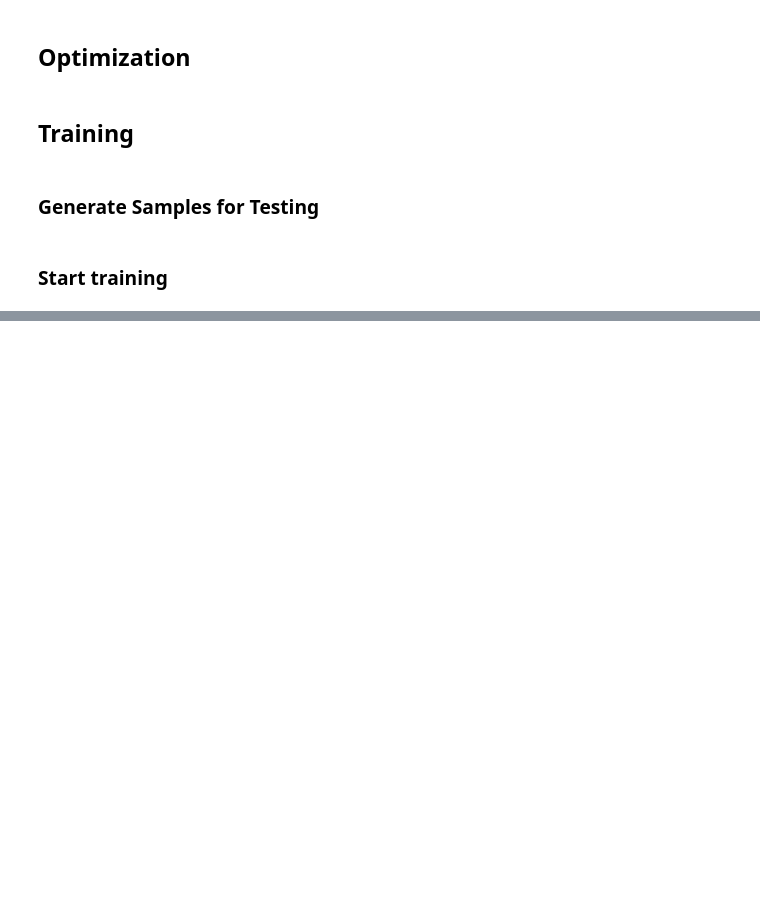
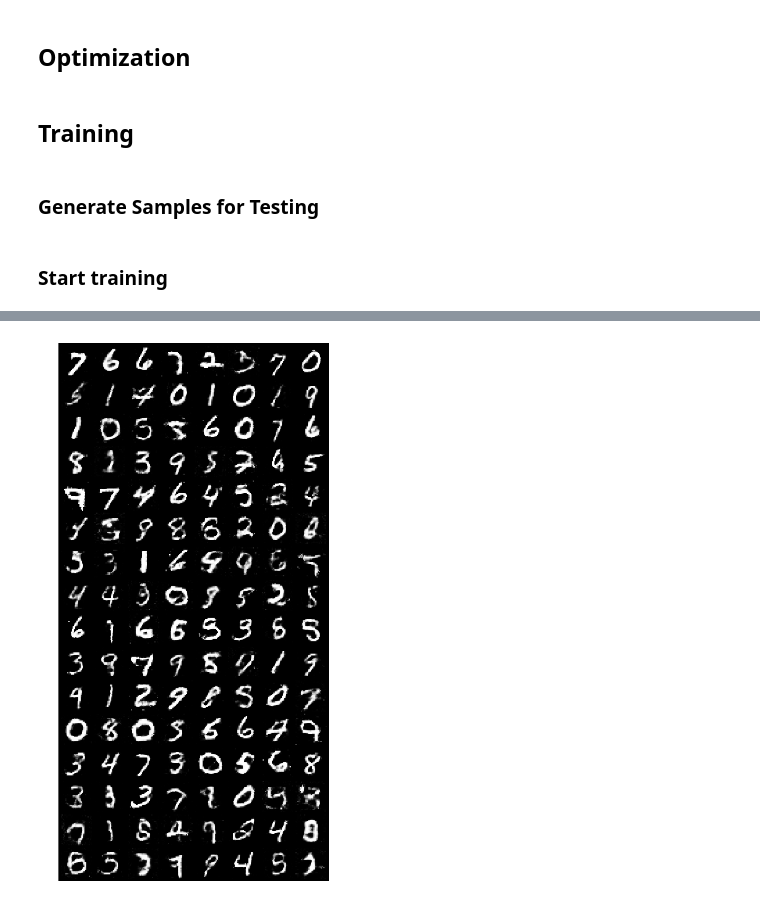
Before and after one commit to rafavaliev/GAN-tutorial, a Jupyter notebook: 1. Vanilla GAN PyTorch.ipynb, the cells around one changed output, grey strips where cells are left out. Saved outputs shown, nothing was run; the diff lists cells and outputs as text; code cells hidden in the pictures; blank space fills up the shorter version.

```diff
--- a/1. Vanilla GAN PyTorch.ipynb
+++ b/1. Vanilla GAN PyTorch.ipynb
@@ -240,0 +243,8 @@ D(x): 0.5076, D(G(z)): 0.6656
+# %%
+num_test_samples = 128
+test_noise = noise(num_test_samples)
+
+test_images = vectors_to_images(generator(test_noise)).data.cpu()
+logger.log_images(test_images, num_test_samples, epoch, n_batch, num_batches);
+# %% [output]
+[figure, added]
```
Also changed, not shown: parts of 2 cells of this notebook.
